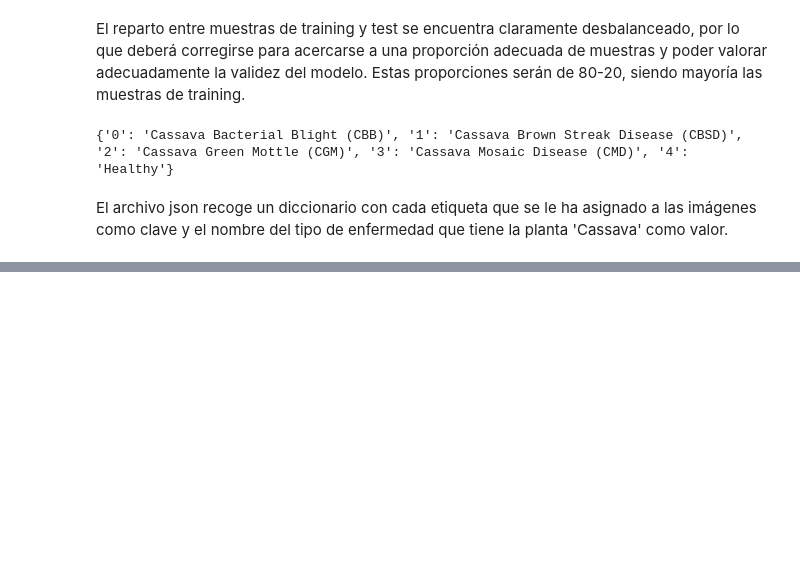
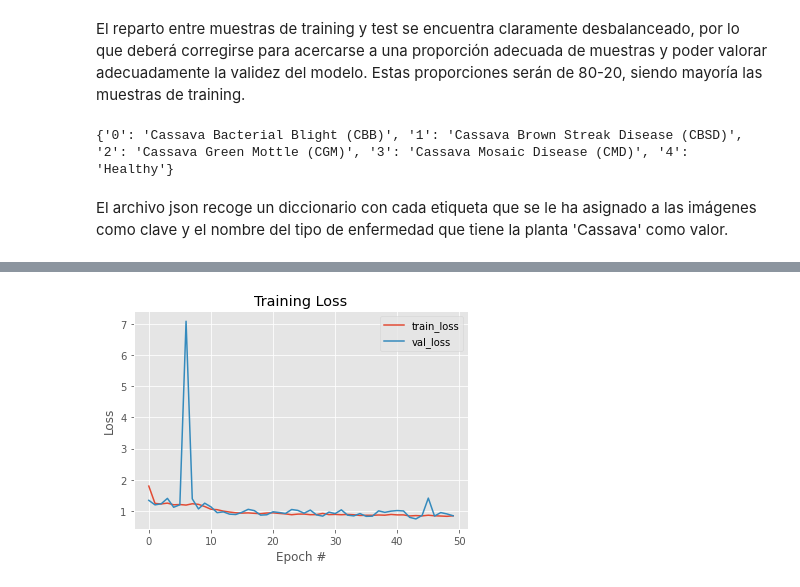
Before and after one commit to DanielMolinaR/Cassava-Leaf-Disease-Classification, a Jupyter notebook: Cassava_CNN_classificaiton.ipynb, the cells around one changed output, grey strips where cells are left out. Saved outputs shown, nothing was run; the diff lists cells and outputs as text; code cells hidden in the pictures; blank space fills up the shorter version.

```diff
--- a/Cassava_CNN_classificaiton.ipynb
+++ b/Cassava_CNN_classificaiton.ipynb
@@ -451,0 +565,5 @@ WARNING: apt does not have a stable CLI interface. Use with caution in scripts.
+# %%
+training_ds = train_datagen.flow_from_directory(train_path, target_size=image_size, batch_size=batch_size,
+                                          class_mode = 'sparse', subset="training",seed=42)
+validation_ds = train_datagen.flow_from_directory(train_path, target_size=image_size, batch_size=batch_size,
+                                            class_mode = 'sparse', subset="validation",seed=42)
@@ -451,0 +573,3 @@ WARNING: apt does not have a stable CLI interface. Use with caution in scripts.
+# %%
+model_da = Model(inputs=inputs, outputs=predictions)
+model_da.summary()
@@ -451,0 +594,8 @@ WARNING: apt does not have a stable CLI interface. Use with caution in scripts.
+# %%
+model_da.compile(loss="sparse_categorical_crossentropy",
+                  optimizer=Adam(learning_rate=0.003,decay=0, beta_1=0.9, beta_2=0.999, epsilon=1e-08),
+                  metrics=["accuracy"])
+
+mc_aug = ModelCheckpoint(filepath=relative_notebook_path+'/data_aug_model.hdf5', save_best_only=True, monitor='val_loss', mode='min', verbose=1)
+# %%
+H_aug = model_da.fit(training_ds, validation_data=validation_ds, steps_per_epoch=len(training_ds), epochs=50, verbose=1, callbacks=[es, mc_aug])
@@ -451,0 +622,12 @@ WARNING: apt does not have a stable CLI interface. Use with caution in scripts.
+# %%
+plt.style.use("ggplot")
+plt.figure()
+plt.plot(np.arange(0, 50), H_aug.history["loss"], label="train_loss")
+plt.plot(np.arange(0, 50), H_aug.history["val_loss"], label="val_loss")
+plt.title("Training Loss")
+plt.xlabel("Epoch #")
+plt.ylabel("Loss")
+plt.legend()
+plt.show()
+# %% [output]
+[figure, added]
```
Also changed, not shown: parts of 161 cells of this notebook.
